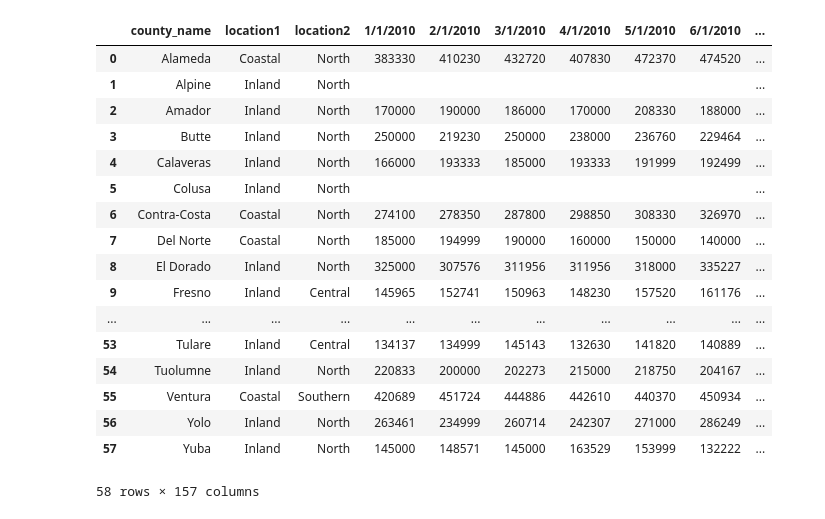
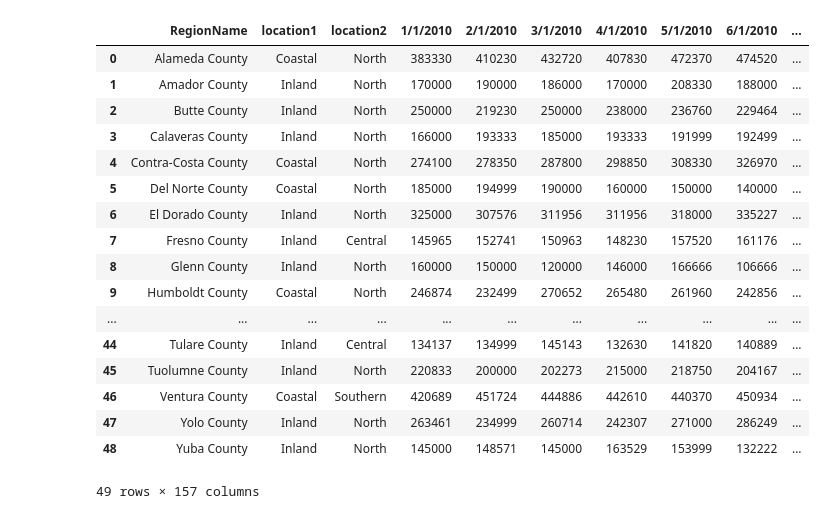
Before and after one commit to davidixonn/CaliforniaDreaming, a Jupyter notebook: Median_Housing_Data_cleanup_DRAFT.ipynb, the cells around one changed output. Saved outputs shown, nothing was run; the diff lists cells and outputs as text; code cells hidden in the pictures.

```diff
--- a/Median_Housing_Data_cleanup_DRAFT.ipynb
+++ b/Median_Housing_Data_cleanup_DRAFT.ipynb
@@ -10,34 +10,34 @@ import csv
 # %%
 # create path to csv files needed
-median_detached_homes = pd.read_csv(r"C:\Users\Louie\uci\project1\MedianPricesofExistingDetachedHomesHistoricalData_clean.csv")
+median_detached_homes = pd.read_csv(r"C:\Users\Louie\uci\project1\Median_HSNG_DRAFT.csv")
 # %%
 housing_df = pd.DataFrame(median_detached_homes)
 #for row in housing_df.index:
     #print(row, end = " ")
-clean_column_rents = housing_df.drop(['county_number ', 'region '],axis=1)
+clean_column_rents = housing_df.drop(['Unnamed: 0'],axis=1)
+# clean_column_rents2 = clean_column_rents.rename(columns={"county_name     ": "RegionName"})
+#housing_f = housing_df.iloc[6:]
 clean_column_rents
-#housing_f = housing_df.iloc[6:]
-#housing_df
 #print(housing_df.columns.tolist())
 # %% [output]
-|  | county_name | location1 | location2 | 1/1/2010 | 2/1/2010 | 3/1/2010 | 4/1/2010 | 5/1/2010 | 6/1/2010 | ... |
-| 0 | Alameda | Coastal | North | 383330 | 410230 | 432720 | 407830 | 472370 | 474520 | ... |
-| 1 | Alpine | Inland | North |  |  |  |  |  |  | ... |
-| 2 | Amador | Inland | North | 170000 | 190000 | 186000 | 170000 | 208330 | 188000 | ... |
-| 3 | Butte | Inland | North | 250000 | 219230 | 250000 | 238000 | 236760 | 229464 | ... |
-| 4 | Calaveras | Inland | North | 166000 | 193333 | 185000 | 193333 | 191999 | 192499 | ... |
-| 5 | Colusa | Inland | North |  |  |  |  |  |  | ... |
-| 6 | Contra-Costa | Coastal | North | 274100 | 278350 | 287800 | 298850 | 308330 | 326970 | ... |
-| 7 | Del Norte | Coastal | North | 185000 | 194999 | 190000 | 160000 | 150000 | 140000 | ... |
-| 8 | El Dorado | Inland | North | 325000 | 307576 | 311956 | 311956 | 318000 | 335227 | ... |
-| 9 | Fresno | Inland | Central | 145965 | 152741 | 150963 | 148230 | 157520 | 161176 | ... |
+|  | RegionName | location1 | location2 | 1/1/2010 | 2/1/2010 | 3/1/2010 | 4/1/2010 | 5/1/2010 | 6/1/2010 | ... |
+| 0 | Alameda County | Coastal | North | 383330 | 410230 | 432720 | 407830 | 472370 | 474520 | ... |
+| 1 | Amador County | Inland | North | 170000 | 190000 | 186000 | 170000 | 208330 | 188000 | ... |
+| 2 | Butte County | Inland | North | 250000 | 219230 | 250000 | 238000 | 236760 | 229464 | ... |
+| 3 | Calaveras County | Inland | North | 166000 | 193333 | 185000 | 193333 | 191999 | 192499 | ... |
+| 4 | Contra-Costa County | Coastal | North | 274100 | 278350 | 287800 | 298850 | 308330 | 326970 | ... |
+| 5 | Del Norte County | Coastal | North | 185000 | 194999 | 190000 | 160000 | 150000 | 140000 | ... |
+| 6 | El Dorado County | Inland | North | 325000 | 307576 | 311956 | 311956 | 318000 | 335227 | ... |
+| 7 | Fresno County | Inland | Central | 145965 | 152741 | 150963 | 148230 | 157520 | 161176 | ... |
+| 8 | Glenn County | Inland | North | 160000 | 150000 | 120000 | 146000 | 166666 | 106666 | ... |
+| 9 | Humboldt County | Coastal | North | 246874 | 232499 | 270652 | 265480 | 261960 | 242856 | ... |
 | ... | ... | ... | ... | ... | ... | ... | ... | ... | ... | ... |
-| 53 | Tulare | Inland | Central | 134137 | 134999 | 145143 | 132630 | 141820 | 140889 | ... |
-| 54 | Tuolumne | Inland | North | 220833 | 200000 | 202273 | 215000 | 218750 | 204167 | ... |
-| 55 | Ventura | Coastal | Southern | 420689 | 451724 | 444886 | 442610 | 440370 | 450934 | ... |
-| 56 | Yolo | Inland | North | 263461 | 234999 | 260714 | 242307 | 271000 | 286249 | ... |
-| 57 | Yuba | Inland | North | 145000 | 148571 | 145000 | 163529 | 153999 | 132222 | ... |
+| 44 | Tulare County | Inland | Central | 134137 | 134999 | 145143 | 132630 | 141820 | 140889 | ... |
+| 45 | Tuolumne County | Inland | North | 220833 | 200000 | 202273 | 215000 | 218750 | 204167 | ... |
+| 46 | Ventura County | Coastal | Southern | 420689 | 451724 | 444886 | 442610 | 440370 | 450934 | ... |
+| 47 | Yolo County | Inland | North | 263461 | 234999 | 260714 | 242307 | 271000 | 286249 | ... |
+| 48 | Yuba County | Inland | North | 145000 | 148571 | 145000 | 163529 | 153999 | 132222 | ... |
-58 rows × 157 columns
+49 rows × 157 columns
 # %%
 print(clean_column_rents.columns.tolist())
 #for row in housing_df.index:
```
Also changed, not shown: parts of 23 cells of this notebook, 4 other files.
